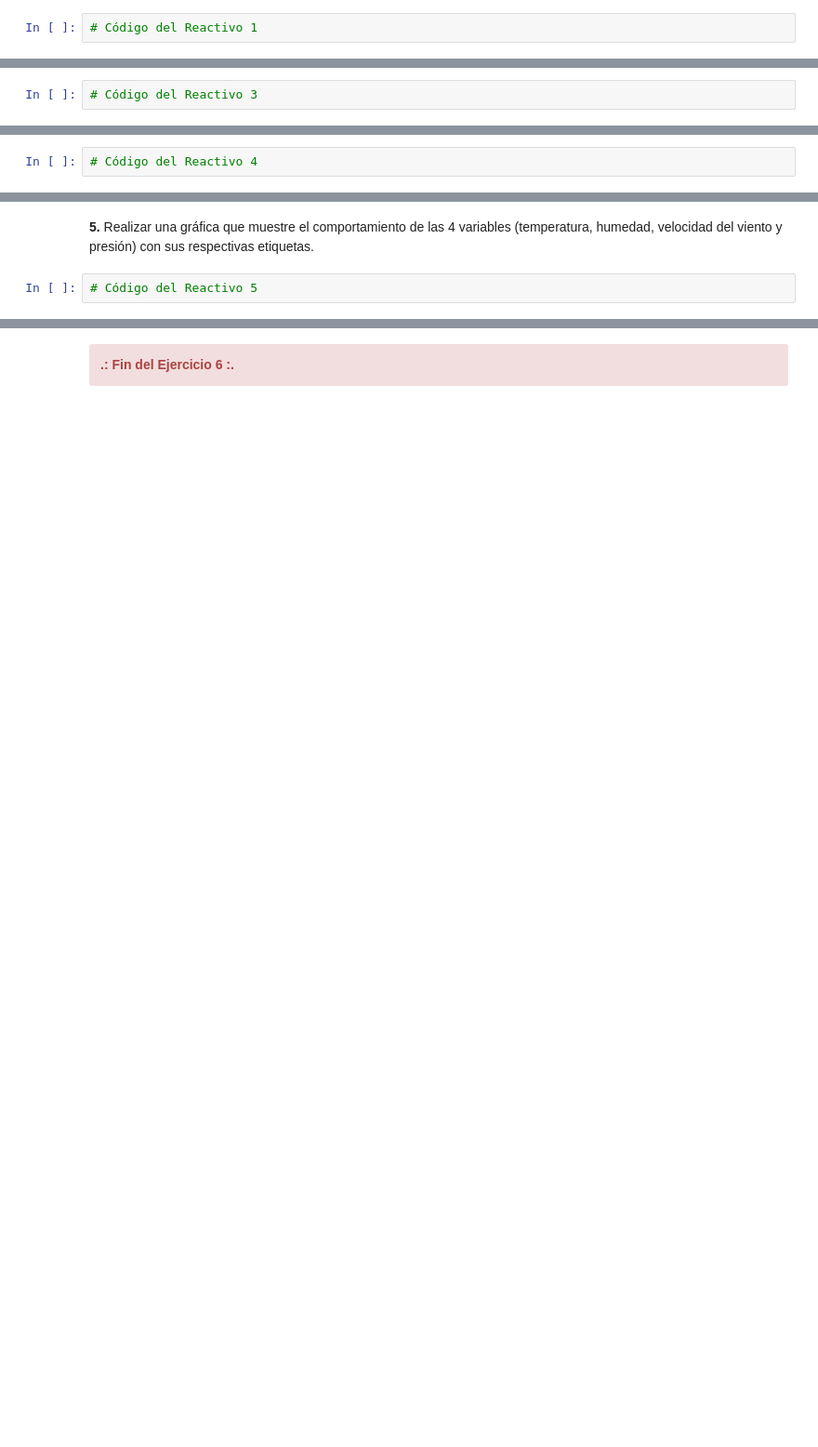
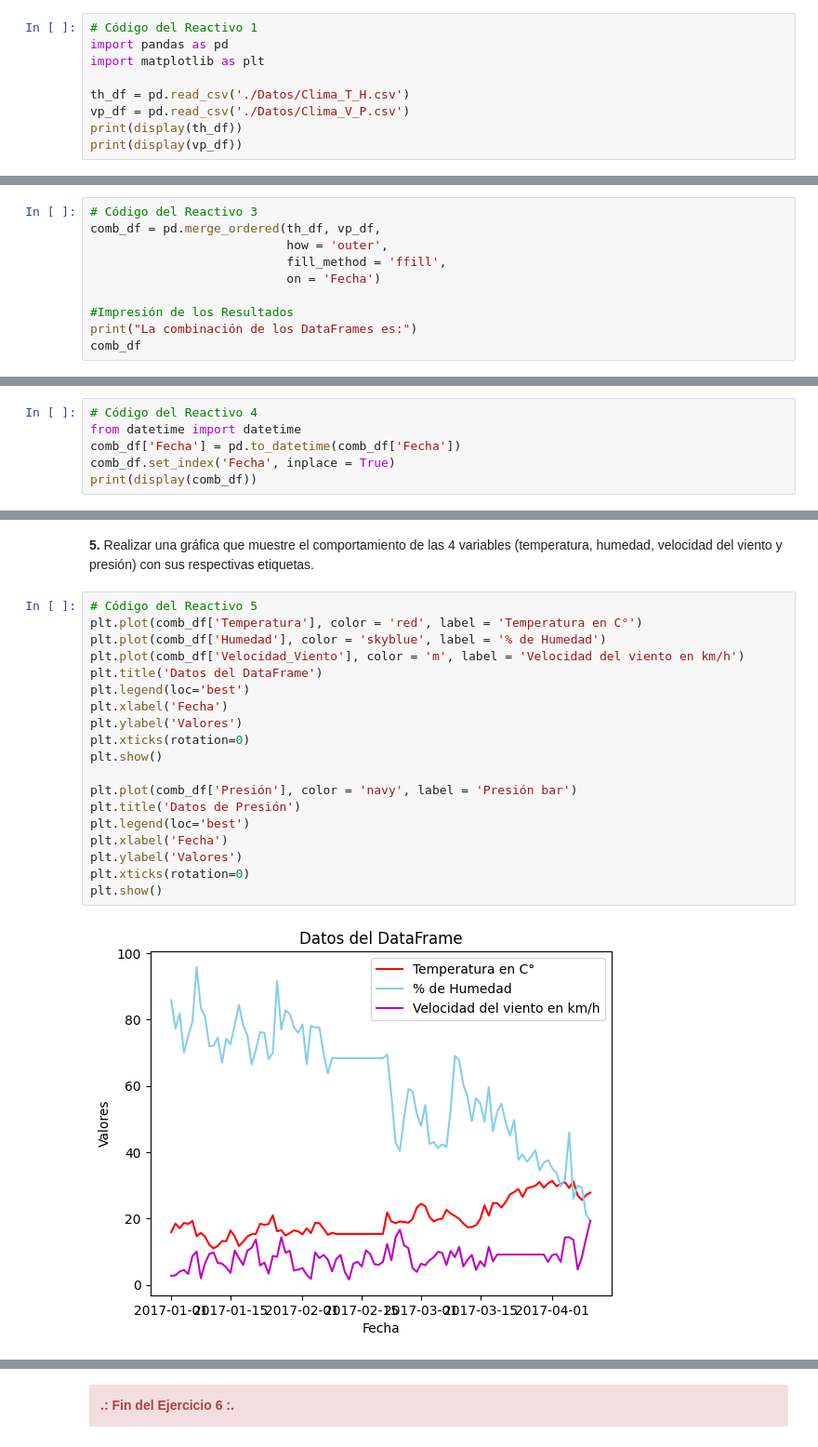
Before and after one commit to Santiago-CS/PAD2026, a Jupyter notebook: Ejercicios/06 - Combinacion de DataFrames/06 - Combinacion de DataFrames/06_Ejercicio.ipynb, the cells around one changed output, grey strips where cells are left out. Shown at 93% size. Saved outputs shown, nothing was run; the diff lists cells and outputs as text; blank space fills up the shorter version.

```diff
--- a/Ejercicios/06 - Combinacion de DataFrames/06 - Combinacion de DataFrames/06_Ejercicio.ipynb
+++ b/Ejercicios/06 - Combinacion de DataFrames/06 - Combinacion de DataFrames/06_Ejercicio.ipynb
@@ -40,3 +40,10 @@ Para este ejercicio, se deben realizar el proceso de análisis por medio de los
 **1.** Cargar las librerías **Pandas** y **Matplotlib**. Posteriormente, crear dos **DataFrames** donde se inserte el contenido de cada una de las bases de datos de este ejercicio, mostrando el contenido de los **DataFrames** a través de la función `display()`.
 # %%
 # Código del Reactivo 1
+import pandas as pd
+import matplotlib as plt
+
+th_df = pd.read_csv('./Datos/Clima_T_H.csv')
+vp_df = pd.read_csv('./Datos/Clima_V_P.csv')
+print(display(th_df))
+print(display(vp_df))
@@ -52,3 +107,11 @@ Para este ejercicio, se deben realizar el proceso de análisis por medio de los
 2. Después de la combinación de los **DataFrames**, emplear el método `.fillna()` para llenar los **valores nulos**.
 # %%
 # Código del Reactivo 3
+comb_df = pd.merge_ordered(th_df, vp_df,
+                           how = 'outer',
+                           fill_method = 'ffill',
+                           on = 'Fecha')
+
+#Impresión de los Resultados
+print("La combinación de los DataFrames es:")
+comb_df
@@ -56,3 +134,7 @@ Para este ejercicio, se deben realizar el proceso de análisis por medio de los
 **4.** Convertir la columna `Fecha` al formato de **Series de Tiempo** y definirla como el **Indice**, mostrando el **DataFrame** resultante a través de la función `display()`.
 # %%
 # Código del Reactivo 4
+from datetime import datetime
+comb_df['Fecha'] = pd.to_datetime(comb_df['Fecha'])
+comb_df.set_index('Fecha', inplace = True)
+print(display(comb_df))
@@ -60,3 +158,22 @@ Para este ejercicio, se deben realizar el proceso de análisis por medio de los
 **5.** Realizar una gráfica que muestre el comportamiento de las 4 variables (temperatura, humedad, velocidad del viento y presión) con sus respectivas etiquetas.
 # %%
 # Código del Reactivo 5
+plt.plot(comb_df['Temperatura'], color = 'red', label = 'Temperatura en C°')
+plt.plot(comb_df['Humedad'], color = 'skyblue', label = '% de Humedad')
+plt.plot(comb_df['Velocidad_Viento'], color = 'm', label = 'Velocidad del viento en km/h')
+plt.title('Datos del DataFrame')
+plt.legend(loc='best')
+plt.xlabel('Fecha')
+plt.ylabel('Valores')
+plt.xticks(rotation=0)
+plt.show()
+
+plt.plot(comb_df['Presión'], color = 'navy', label = 'Presión bar')
+plt.title('Datos de Presión')
+plt.legend(loc='best')
+plt.xlabel('Fecha')
+plt.ylabel('Valores')
+plt.xticks(rotation=0)
+plt.show()
+# %% [output]
+[figure, added]
```
Also changed, not shown: parts of 6 cells of this notebook.
